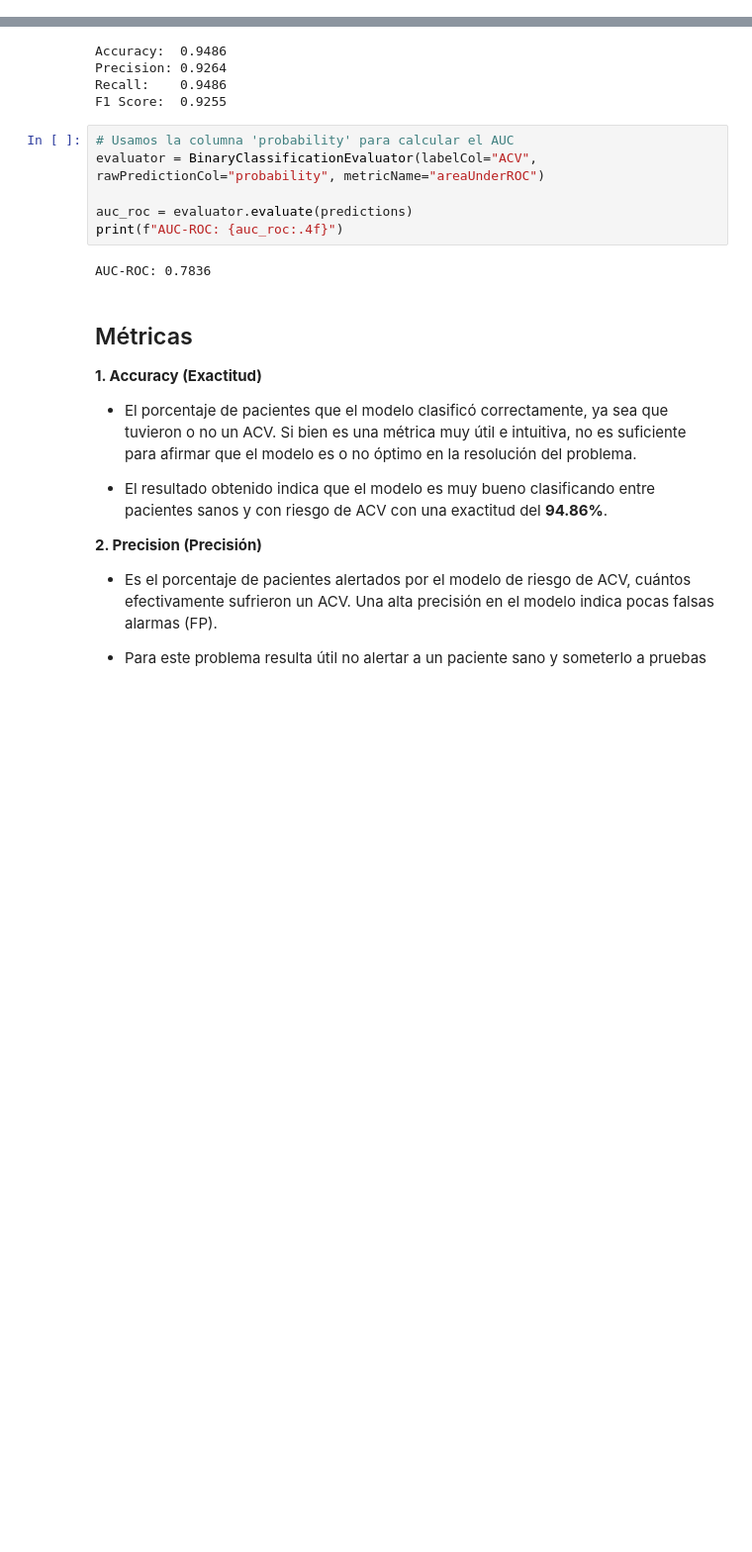
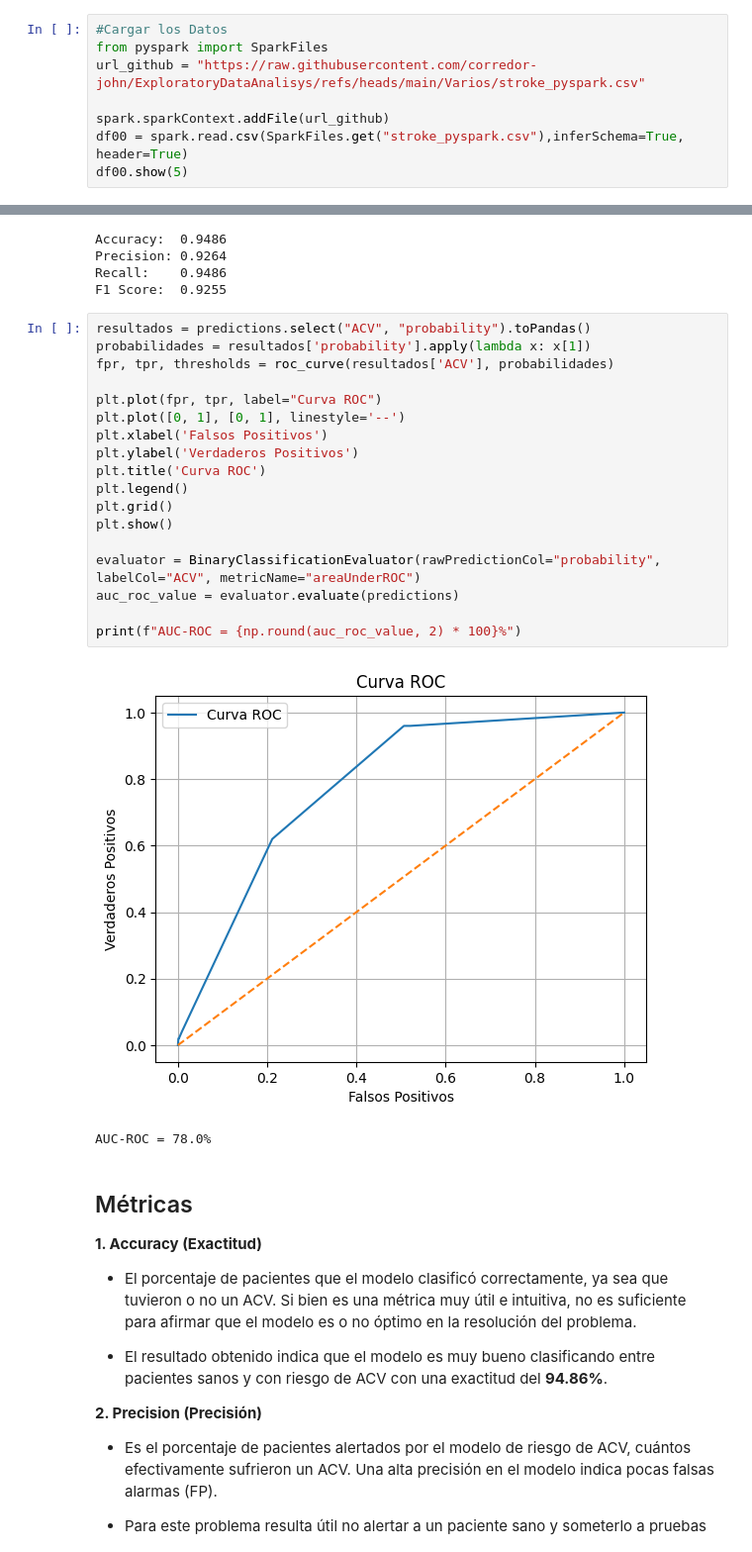
Before and after one commit to JuanParias29/ML_Stroke_Classification_model, a Jupyter notebook: Arias__Metricas_Stroke.ipynb, the cells around one changed output, grey strips where cells are left out. Shown at 99% size. Cells and saved outputs as stored; diff of their text form; blank space fills up the shorter version.

```diff
--- a/Arias__Metricas_Stroke.ipynb
+++ b/Arias__Metricas_Stroke.ipynb
@@ -47,0 +31,8 @@ df00.columns
+# %%
+#Cargar los Datos
+from pyspark import SparkFiles
+url_github = "https://raw.githubusercontent.com/corredor-john/ExploratoryDataAnalisys/refs/heads/main/Varios/stroke_pyspark.csv"
+
+spark.sparkContext.addFile(url_github)
+df00 = spark.read.csv(SparkFiles.get("stroke_pyspark.csv"),inferSchema=True, header=True)
+df00.show(5)
@@ -544,14 +548,27 @@ Accuracy:  0.9486
 Precision: 0.9264
 Recall:    0.9486
 F1 Score:  0.9255
-# %%
-# Usamos la columna 'probability' para calcular el AUC
-evaluator = BinaryClassificationEvaluator(labelCol="ACV", rawPredictionCol="probability", metricName="areaUnderROC")
-
-auc_roc = evaluator.evaluate(predictions)
-print(f"AUC-ROC: {auc_roc:.4f}")
-# %% [output]
-AUC-ROC: 0.7836
+# %%
+resultados = predictions.select("ACV", "probability").toPandas()
+probabilidades = resultados['probability'].apply(lambda x: x[1])
+fpr, tpr, thresholds = roc_curve(resultados['ACV'], probabilidades)
+
+plt.plot(fpr, tpr, label="Curva ROC")
+plt.plot([0, 1], [0, 1], linestyle='--')
+plt.xlabel('Falsos Positivos')
+plt.ylabel('Verdaderos Positivos')
+plt.title('Curva ROC')
+plt.legend()
+plt.grid()
+plt.show()
+
+evaluator = BinaryClassificationEvaluator(rawPredictionCol="probability", labelCol="ACV", metricName="areaUnderROC")
+auc_roc_value = evaluator.evaluate(predictions)
+
+print(f"AUC-ROC = {np.round(auc_roc_value, 2) * 100}%")
+# %% [output]
+[figure, added]
+AUC-ROC = 78.0%
 # %% [markdown]
 ## Métricas
 **1. Accuracy (Exactitud)**
```
Also changed, not shown: parts of 3 cells of this notebook.
